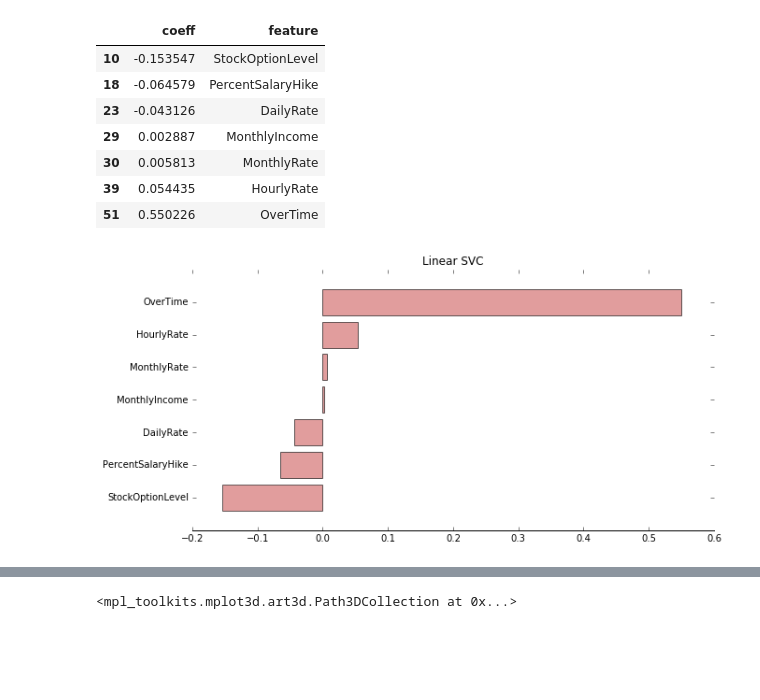
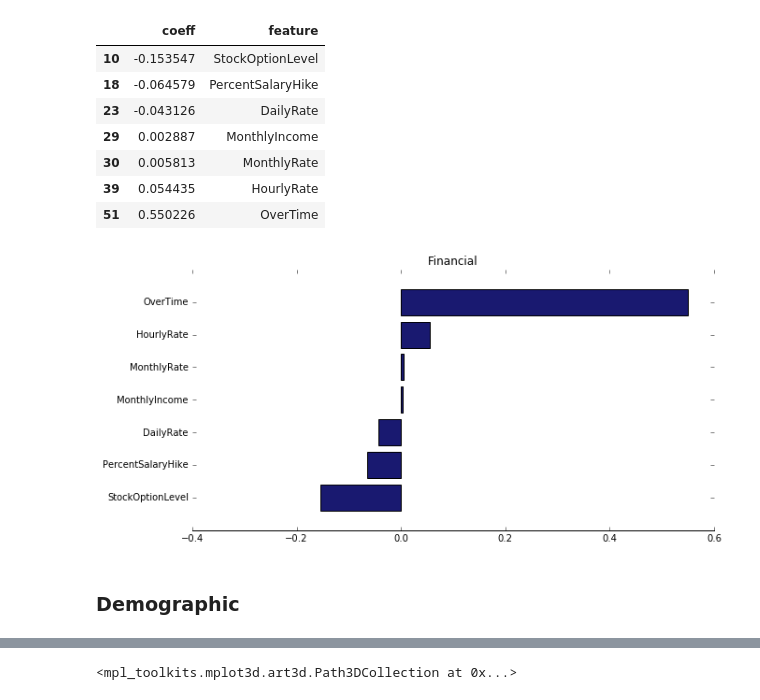
Before and after one commit to LillyanPan/AttritionAnalysis, a Jupyter notebook: SVM.ipynb, the cells around one changed output, grey strips where cells are left out. Drawn from its saved outputs; the diff is of its cells as text; code cells hidden in the pictures; blank space fills up the shorter version.

```diff
--- a/SVM.ipynb
+++ b/SVM.ipynb
@@ -124,7 +179,7 @@ def f_importances(coef, names):
 
 features_names = train_set.drop(['Attrition', 'Over18'], axis=1).columns.values
 svmL = svm.SVC(C = 0.1, kernel='linear')
-svmL.fit(x_train, y_train)
+svmL.fit(x_test, y_train)
 f_importances(svmL.coef_, features_names)
 # %% [output]
 [figure]
@@ -200,7 +288,7 @@ def f_importances(coef, names):
     imp = coef
     imp,names = zip(*sorted(zip(imp,names)))
     n = len(names)
-    plt.barh(range(n), imp, align='center', alpha = 0.6, color = 'indianred')
+    plt.barh(range(n), imp, align='center', alpha = 1, color = 'midnightblue')
     plt.yticks(range(len(names)), names)
     ax = plt.gca()
     ax.spines['top'].set_visible(False)
@@ -209,7 +297,7 @@ def f_importances(coef, names):
 
 
 f_importances(ordinal['coeff'].values, ordinal['feature'].values)
-plt.xlim(0, -0.35)
-plt.title("Linear SVC")
+plt.xlim(-0.4, 0.6)
+plt.title("Satisfaction")
 plt.show()
 # %% [output]
@@ -219,7 +307,7 @@ plt.show()
 # %%
-monetary = svc_df[svc_df['feature'].isin(['DailyRate','HourlyRate',
+financial = svc_df[svc_df['feature'].isin(['DailyRate','HourlyRate',
 'MonthlyIncome', 'MonthlyRate', 'PercentSalaryHike', 'StockOptionLevel', "OverTime"])]
-monetary
+financial
 # %% [output]
 |  | coeff | feature |
 | 10 | -0.153547 | StockOptionLevel |
@@ -231,9 +319,11 @@ monetary
 | 51 | 0.550226 | OverTime |
 # %%
 plt.figure(figsize = (10,5),frameon=False)
-f_importances(monetary['coeff'].values, monetary['feature'].values)
-plt.xlim(-0.2, 0.6)
-plt.title("Linear SVC")
+f_importances(financial['coeff'].values, financial['feature'].values)
+plt.xlim(-0.4, 0.6)
+plt.title("Financial")
 plt.show()
 # %% [output]
-[figure, old version]
+[figure, new version]
+# %% [markdown]
+### Demographic
```
Also changed, not shown: parts of 19 cells of this notebook.
